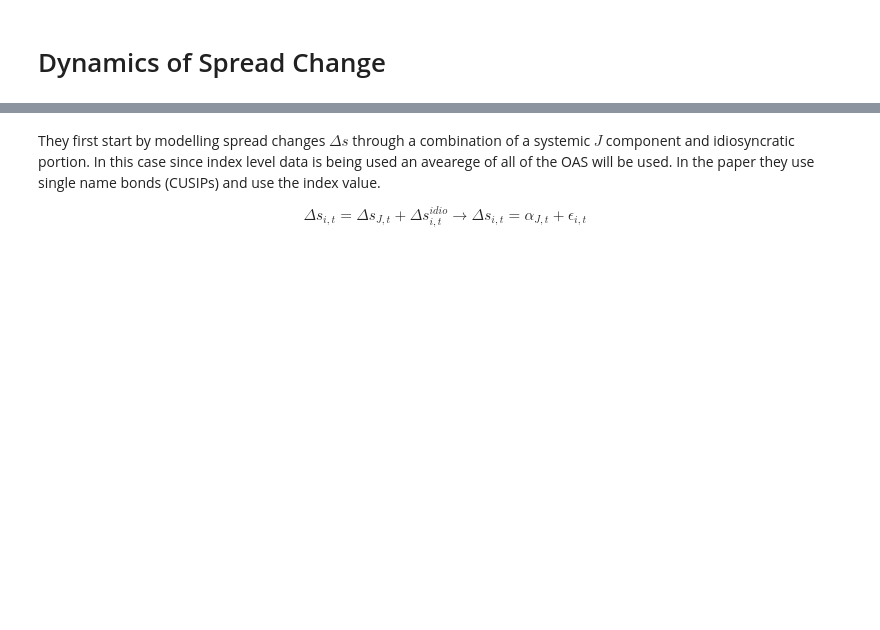
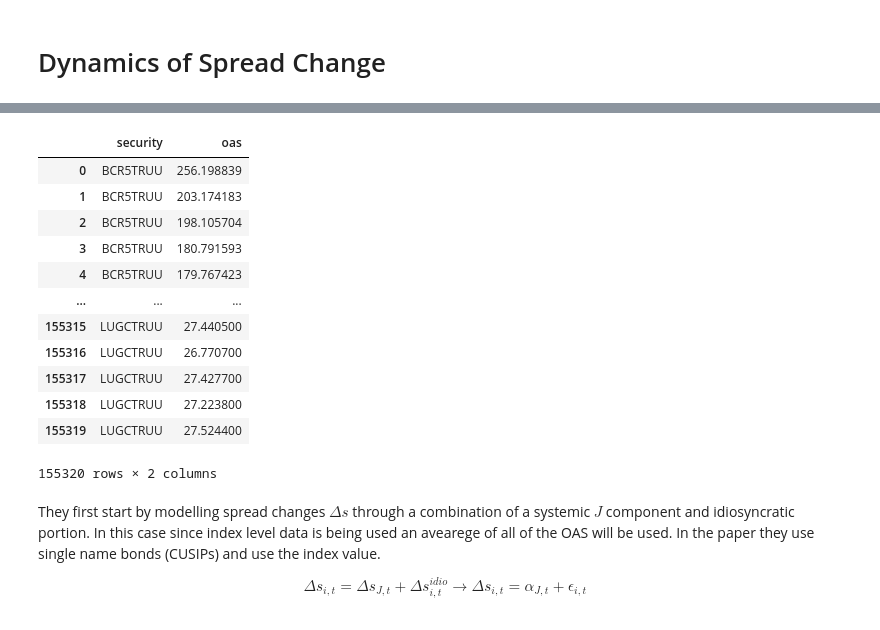
Before and after one commit to diegodalvarez/CreditSpread, a Jupyter notebook: notebooks/1DurationTimeSpread.ipynb, the cells around one changed output, grey strips where cells are left out. Drawn from its saved outputs; the diff is of its cells as text; code cells hidden in the pictures; blank space fills up the shorter version.

```diff
--- a/notebooks/1DurationTimeSpread.ipynb
+++ b/notebooks/1DurationTimeSpread.ipynb
@@ -204,3 +260,22 @@ df_oas_sys = (df_oas_diff
+# %%
+(df_setup
+    .reset_index(drop = True)
+    [["security", "oas"]]
+    .groupby("security"))
+# %% [output]
+|  | security | oas |
+| 0 | BCR5TRUU | 256.198839 |
+| 1 | BCR5TRUU | 203.174183 |
+| 2 | BCR5TRUU | 198.105704 |
+| 3 | BCR5TRUU | 180.791593 |
+| 4 | BCR5TRUU | 179.767423 |
+| ... | ... | ... |
+| 155315 | LUGCTRUU | 27.440500 |
+| 155316 | LUGCTRUU | 26.770700 |
+| 155317 | LUGCTRUU | 27.427700 |
+| 155318 | LUGCTRUU | 27.223800 |
+| 155319 | LUGCTRUU | 27.524400 |
+155320 rows × 2 columns
 # %% [markdown]
 They first start by modelling spread changes $\Delta s$ through a combination of a systemic $J$ component and idiosyncratic portion. In this case since index level data is being used an avearege of all of the OAS will be used. In the paper they use single name bonds (CUSIPs) and use the index value.
 \begin{align}
```
Also changed, not shown: parts of 12 cells of this notebook.
